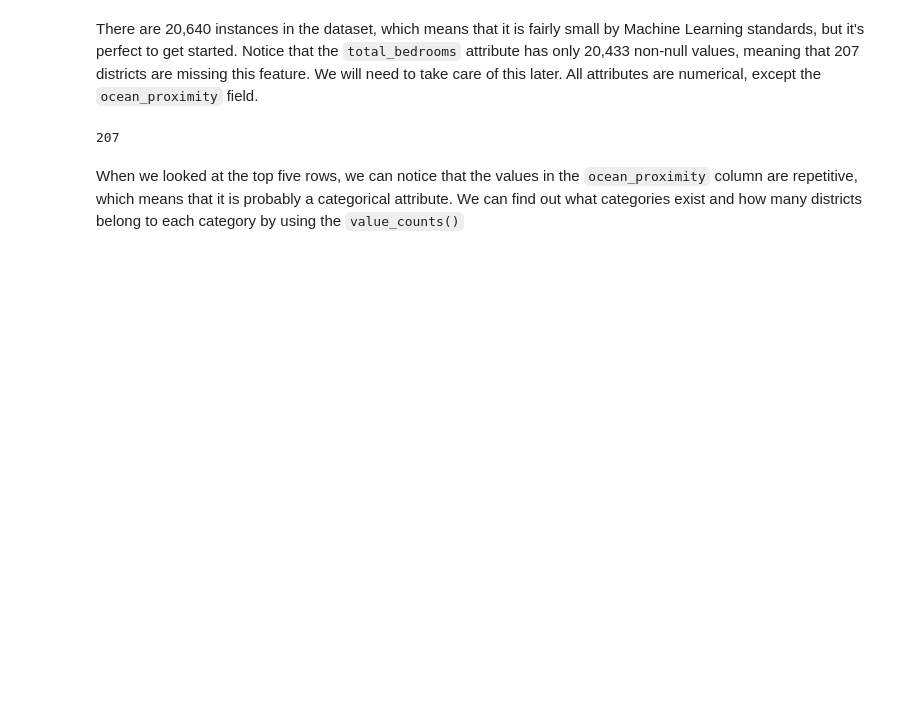
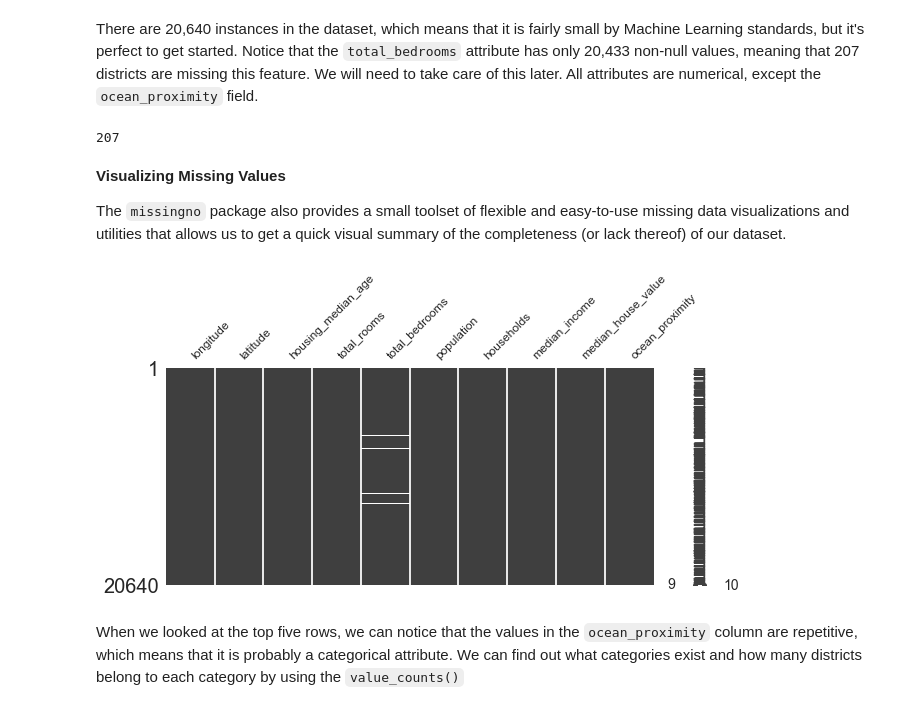
Before and after one commit to LinuxAI-PKU/ml-workspace, a Jupyter notebook: housing-price-prediction-regression/housing-price-prediction-regression.ipynb, the cells around one changed output. Drawn from its saved outputs; the diff is of its cells as text; code cells hidden in the pictures; blank space fills up the shorter version.

Commit message:
missingno package

```diff
--- a/housing-price-prediction-regression/housing-price-prediction-regression.ipynb
+++ b/housing-price-prediction-regression/housing-price-prediction-regression.ipynb
@@ -82,6 +82,15 @@ There are 20,640 instances in the dataset, which means that it is fairly small b
 housing_all_df['total_bedrooms'].isnull().sum()
 # %% [output]
 207
+# %% [markdown]
+**Visualizing Missing Values**
+
+The `missingno` package also provides a small toolset of flexible and easy-to-use missing data visualizations and utilities that allows us to get a quick visual summary of the completeness (or lack thereof) of our dataset.
+# %%
+import missingno as msno
+msno.matrix(housing_all_df.sample(len(housing_all_df)), figsize=(10, 4), width_ratios=(10, 1), fontsize=12)
+# %% [output]
+[figure, added]
 # %% [markdown]
 When we looked at the top five rows, we can notice that the values in the `ocean_proximity` column are repetitive, which means that it is probably a categorical attribute. We can find out what categories exist and how many districts belong to each category by using the `value_counts()`
 # %%
```
